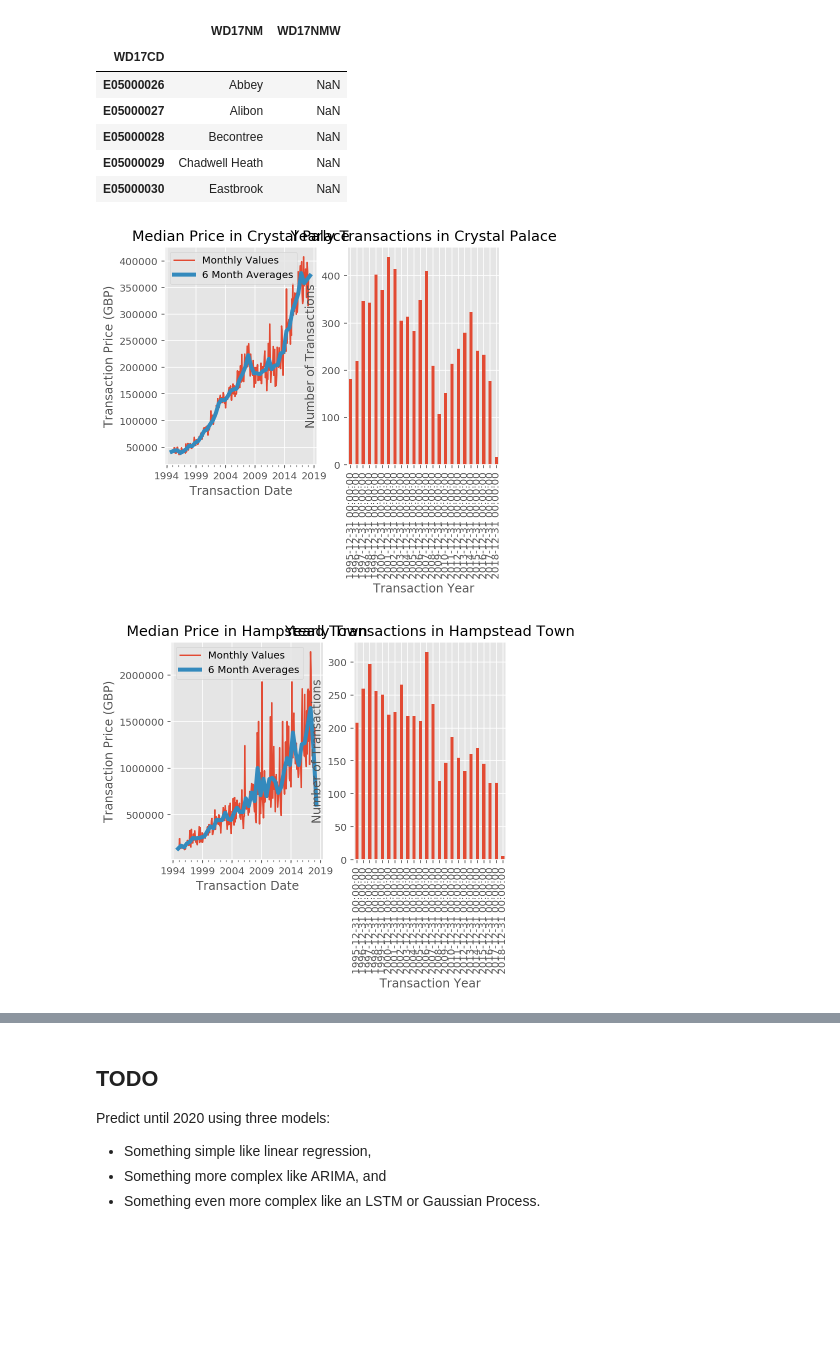
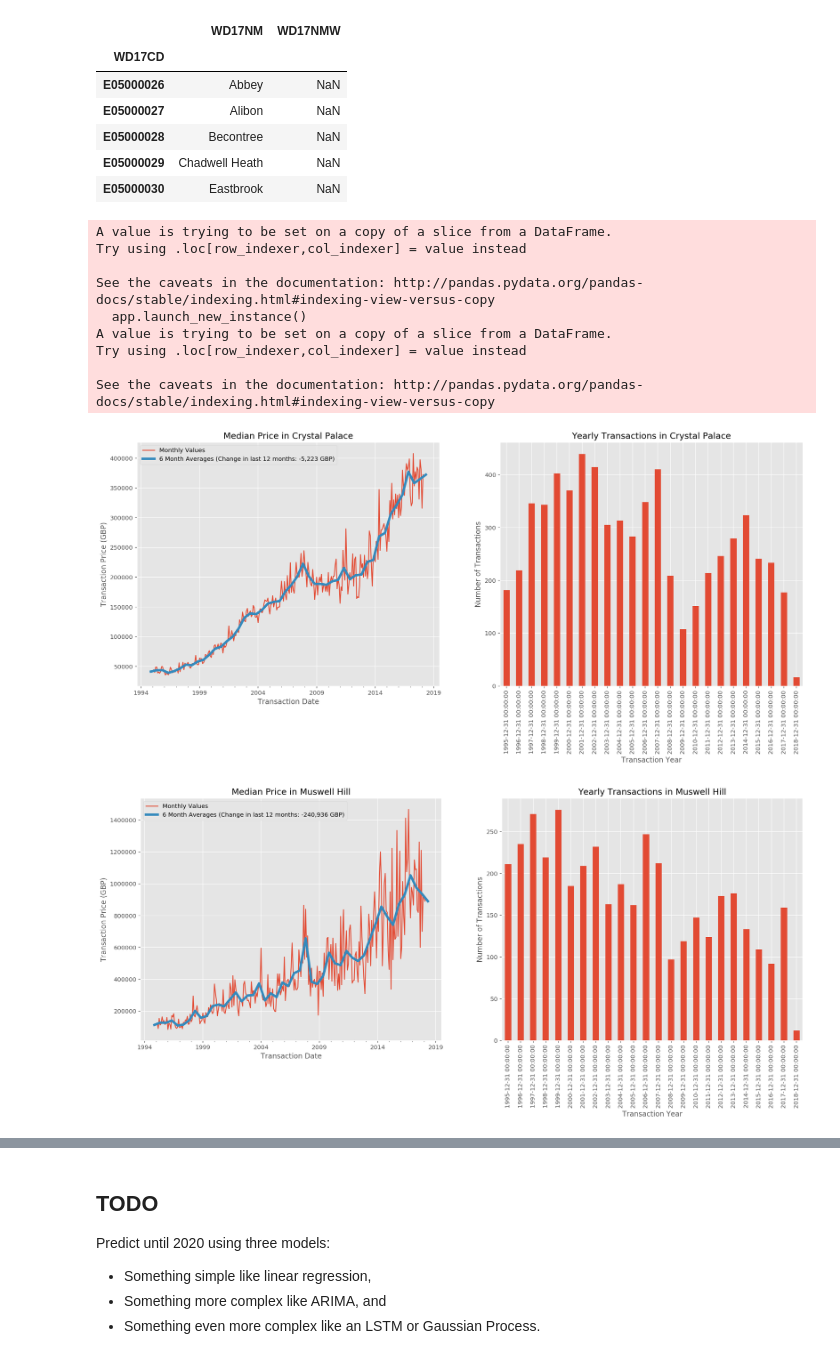
Before and after one commit to hnarayanan/homepricer, a Jupyter notebook: sandbox/notebooks/Exploratory Analysis.ipynb, the cells around one changed output, grey strips where cells are left out. Cells and saved outputs as stored; diff of their text form; code cells hidden in the pictures; blank space fills up the shorter version.

Commit message:
Update exploratory analysis with larger plots

```diff
--- a/sandbox/notebooks/Exploratory Analysis.ipynb
+++ b/sandbox/notebooks/Exploratory Analysis.ipynb
@@ -154,28 +156,47 @@ wards.head()
 | E05000030 | Eastbrook | NaN |
 # %%
 # london_wards = ['E05000{0:03d}'.format(n) for n in range(26, 650)]
-london_wards = wards[wards['WD17NM'].isin(['Crystal Palace', 'Hampstead Town'])].index.tolist()
+# East Village (Stratford)
+
+
+london_wards = wards[wards['WD17NM'].isin(['Crystal Palace', 'Holloway', 'Muswell Hill', 'Finsbury Park', 'Stoke Newington', 'Stratford and New Town'])].index.tolist()
 for ward in london_wards:
     ward_name = wards.loc[ward]['WD17NM']
     ward_postcodes = postcode_locations[postcode_locations['ward'] == ward].index
     property_transactions_ward = property_transactions[property_transactions['property_postcode'].isin(ward_postcodes)]
 
     fig, axes = matplotlib.pyplot.subplots(nrows=1, ncols=2)
 
     monthly_prices_ward = property_transactions_ward.groupby(pd.Grouper(key='transaction_transfer_date', freq='M'))
     monthly_prices_ward_medians = monthly_prices_ward.agg({'transaction_price': ['median']})
+    last_year = monthly_prices_ward_medians.loc['2017-03-31':'2018-02-28']
+    last_year['days_since'] = (last_year.index - pd.to_datetime('2017-03-01')).astype('timedelta64[D]')
+    last_year['transaction_price_median'] = last_year['transaction_price']['median']
+    params = smf.ols('transaction_price_median ~ days_since', data=last_year).fit().params
+    yearly_change = int(round(params['days_since']*365))
+
     monthly_prices_ward_medians.plot(title="Median Price in {ward}".format(ward=ward_name), ax=axes[0])
     monthly_prices_ward_medians.resample('6M').mean().plot(lw=4, ax=axes[0])
     axes[0].set_xlabel('Transaction Date')
     axes[0].set_ylabel('Transaction Price (GBP)')
-    axes[0].legend(['Monthly Values', '6 Month Averages'])
+    axes[0].legend(['Monthly Values', '6 Month Averages (Change in last 12 months: {yearly_change:,} GBP)'.format(yearly_change=yearly_change)])
 
     yearly_transactions_ward = property_transactions_ward.groupby(pd.Grouper(key='transaction_transfer_date', freq='Y'))
     yearly_transactions_ward_counts = yearly_transactions_ward.agg({'transaction_id': ['count']})
+
     yearly_transactions_ward_counts.plot.bar(title="Yearly Transactions in {ward}".format(ward=ward_name), ax=axes[1], legend=None)
     axes[1].set_xlabel('Transaction Year')
     axes[1].set_ylabel('Number of Transactions')
     fig.savefig('plots/{ward}'.format(ward=wards.loc[ward]['WD17NM']))
 # %% [output]
+A value is trying to be set on a copy of a slice from a DataFrame.
+Try using .loc[row_indexer,col_indexer] = value instead
+
+See the caveats in the documentation: http://pandas.pydata.org/pandas-docs/stable/indexing.html#indexing-view-versus-copy
+  app.launch_new_instance()
+A value is trying to be set on a copy of a slice from a DataFrame.
+Try using .loc[row_indexer,col_indexer] = value instead
+
+See the caveats in the documentation: http://pandas.pydata.org/pandas-docs/stable/indexing.html#indexing-view-versus-copy
-[figure, old version]
+[figure, new version]
-[figure, old version]
+[figure, new version]
```
Also changed, not shown: parts of 8 cells of this notebook.
